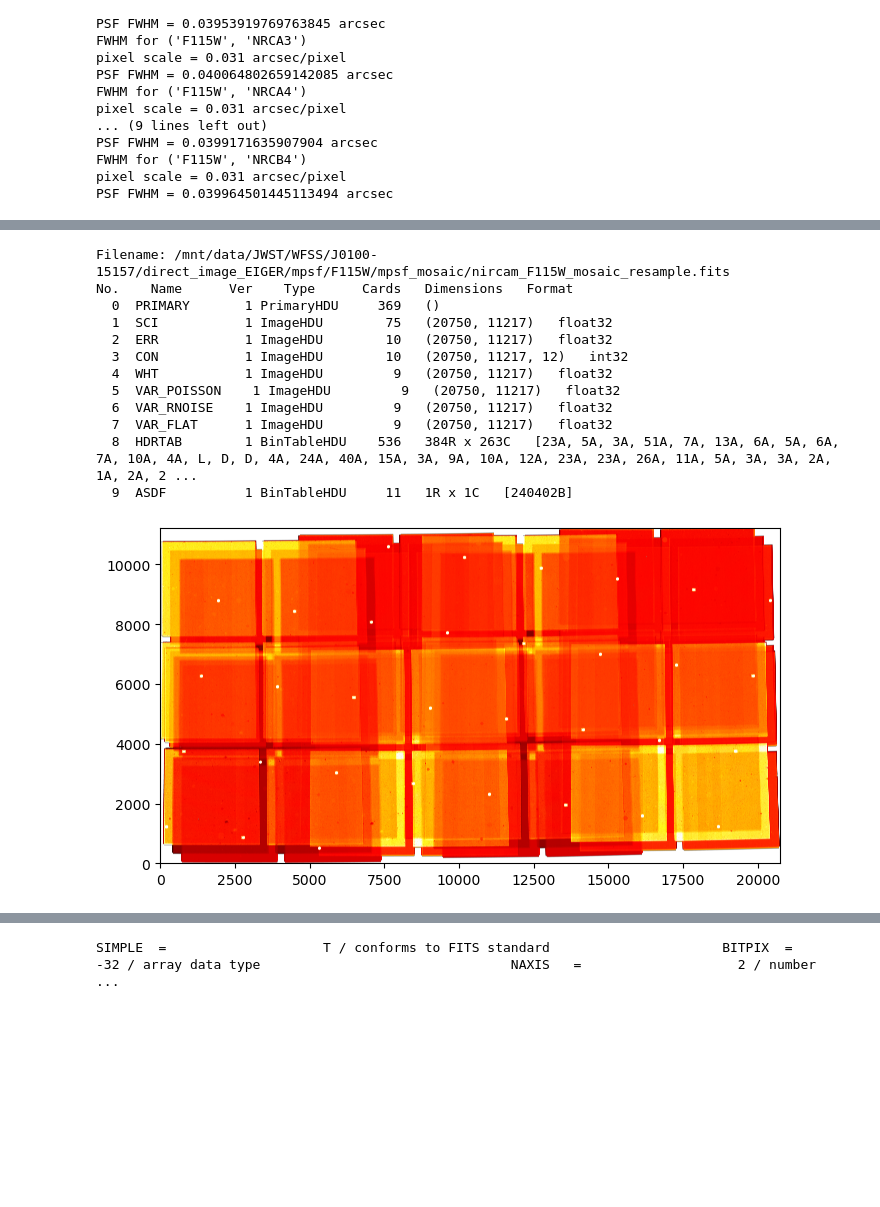
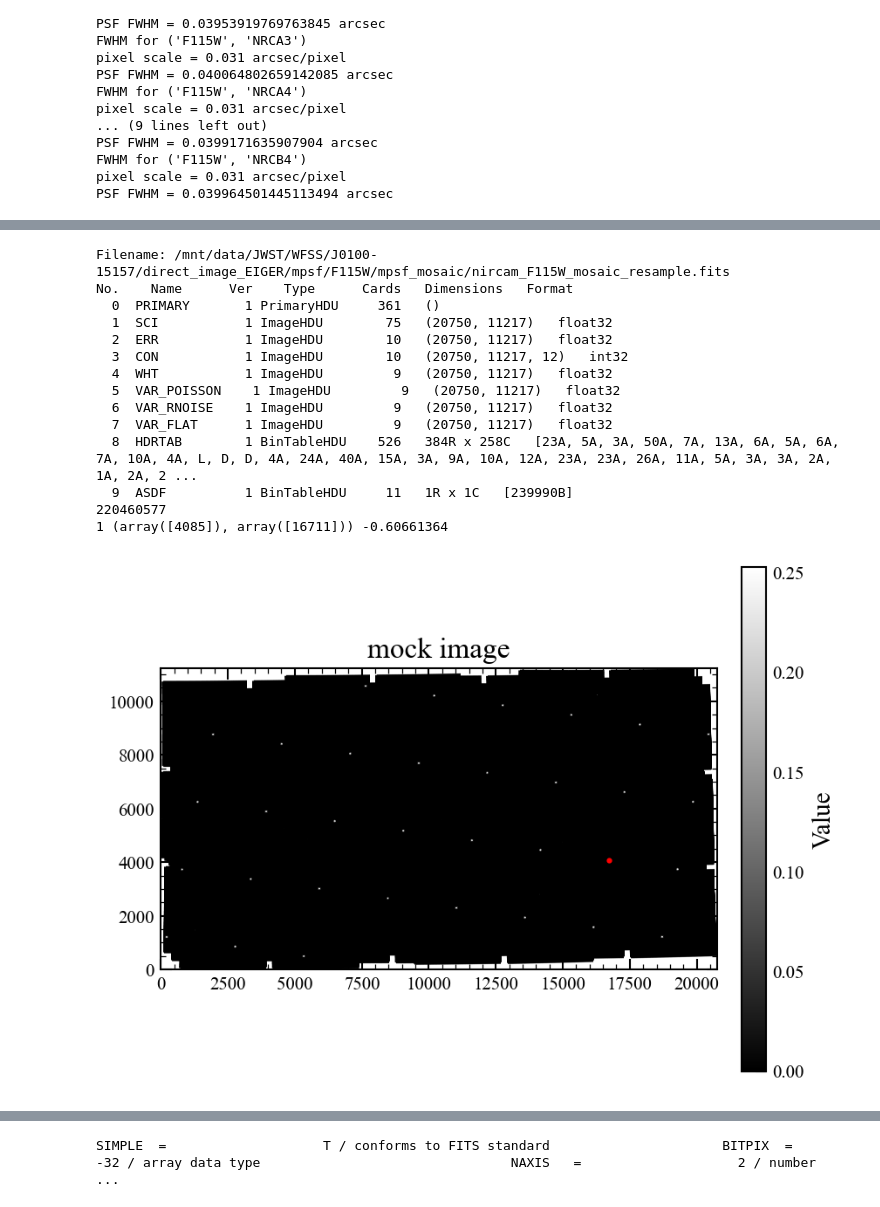
Before and after one commit to LilyHanZhang/mopsf, a Jupyter notebook: run_mpsf.ipynb, the cells around one changed output, grey strips where cells are left out. Saved outputs shown, nothing was run; the diff lists cells and outputs as text; code cells hidden in the pictures; blank space fills up the shorter version.

```diff
--- a/run_mpsf.ipynb
+++ b/run_mpsf.ipynb
@@ -258,6 +277,6 @@ FWHM for ('F115W', 'NRCB4')
 pixel scale = 0.031 arcsec/pixel
 PSF FWHM = 0.039964501445113494 arcsec
 # %%
-mock_files = sorted(glob.glob(os.path.join(INJECTED_DIR, f"*mpsf.fits")))
+mock_files = sorted(glob.glob(os.path.join(INJECTED_DIR, f"*tweakreg_mpsf.fits")))
 print(len(mock_files), mock_files)
 # %% [output]
@@ -272,0 +284,6 @@ print(len(files), files)
+# %%
+for mock_file in mock_files:
+    with fits.open(mock_file) as hdul:
+        mock_data = hdul['SCI'].data
+        if np.sum(mock_data<0) > 0:
+            print(f"Negative pixels found in {mock_file}: {np.sum(mock_data<0)}")
@@ -272,0 +308,9 @@ print(len(files), files)
+# %%
+with fits.open('/mnt/data/JWST/WFSS/J0100-15157/direct_image_EIGER/mpsf/F115W/mpsf_injected/jw01243001001_02101_00001_nrca3_tweakreg_mpsf.fits') as hdul:
+    fig, ax, im, norm = my_im_show(hdul['SCI'].data, scale = 'percentile', cmap='gray', percentile=99.95,
+                                   purpose='simulation', colorbar=True,title='mock image')
+    ax.plot(np.where(hdul['SCI'].data<0)[1],np.where(hdul['SCI'].data<0)[0], 'ro', markersize=2, label='Negative Pixels')
+    print(hdul['SCI'].data[0:5,0:5])
+    print(np.sum(hdul['SCI'].data<0))
+plt.show()
+print(norm.vmin,norm.vmax)
@@ -360,30 +401,29 @@ Set OBSGEO-H to 1574738043.483 from OBSGEO-[XYZ]'.
+# %%
+with fits.open(mosaic_file) as hdul:
+    hdul.info()
+    mosaic_sci = hdul['SCI'].data
+print(np.sum(mosaic_sci==0))
+print(np.sum(mosaic_sci<0), np.where(mosaic_sci<0),np.nanmin(mosaic_sci))
+# %% [output]
+Filename: /mnt/data/JWST/WFSS/J0100-15157/direct_image_EIGER/mpsf/F115W/mpsf_mosaic/nircam_F115W_mosaic_resample.fits
+No.    Name      Ver    Type      Cards   Dimensions   Format
+  0  PRIMARY       1 PrimaryHDU     361   ()
+  1  SCI           1 ImageHDU        75   (20750, 11217)   float32
+  2  ERR           1 ImageHDU        10   (20750, 11217)   float32
+  3  CON           1 ImageHDU        10   (20750, 11217, 12)   int32
+  4  WHT           1 ImageHDU         9   (20750, 11217)   float32
+  5  VAR_POISSON    1 ImageHDU         9   (20750, 11217)   float32
+  6  VAR_RNOISE    1 ImageHDU         9   (20750, 11217)   float32
+  7  VAR_FLAT      1 ImageHDU         9   (20750, 11217)   float32
+  8  HDRTAB        1 BinTableHDU    526   384R x 258C   [23A, 5A, 3A, 50A, 7A, 13A, 6A, 5A, 6A, 7A, 10A, 4A, L, D, D, 4A, 24A, 40A, 15A, 3A, 9A, 10A, 12A, 23A, 23A, 26A, 11A, 5A, 3A, 3A, 2A, 1A, 2A, 2 ...
+  9  ASDF          1 BinTableHDU     11   1R x 1C   [239990B]
+220460577
+1 (array([4085]), array([16711])) -0.60661364
 # %%
-from astropy.visualization import ZScaleInterval
-from astropy.visualization.mpl_normalize import ImageNormalize
-
 %matplotlib inline
-fig, ax = plt.subplots(1, 1, figsize=(8, 7))
-
-with fits.open(mosaic_file) as hdul:
-    hdul.info()
-
-    # ZScale is specifically designed for astronomical images
-    norm = ImageNormalize(hdul['SCI'].data, interval=ZScaleInterval())
-    im = ax.imshow(hdul['SCI'].data, cmap='hot', norm=norm, interpolation='gaussian', origin='lower')
-    ax.set_title(f"Mosaic")
-    plt.colorbar(im, ax=ax, label='Intensity')
+fig, ax, im, norm = my_im_show(mosaic_sci, scale='percentile', cmap='gray', percentile=99.95,
+                                   purpose='simulation', colorbar=True, title='mock image')
+ax.plot(np.where(mosaic_sci<0)[1], np.where(mosaic_sci<0)[0], 'ro', markersize=2, label='Negative Pixels')
 plt.show()
 # %% [output]
-Filename: /mnt/data/JWST/WFSS/J0100-15157/direct_image_EIGER/mpsf/F115W/mpsf_mosaic/nircam_F115W_mosaic_resample.fits
-No.    Name      Ver    Type      Cards   Dimensions   Format
-  0  PRIMARY       1 PrimaryHDU     369   ()
-  1  SCI           1 ImageHDU        75   (20750, 11217)   float32
-  2  ERR           1 ImageHDU        10   (20750, 11217)   float32
-  3  CON           1 ImageHDU        10   (20750, 11217, 12)   int32
-  4  WHT           1 ImageHDU         9   (20750, 11217)   float32
-  5  VAR_POISSON    1 ImageHDU         9   (20750, 11217)   float32
-  6  VAR_RNOISE    1 ImageHDU         9   (20750, 11217)   float32
-  7  VAR_FLAT      1 ImageHDU         9   (20750, 11217)   float32
-  8  HDRTAB        1 BinTableHDU    536   384R x 263C   [23A, 5A, 3A, 51A, 7A, 13A, 6A, 5A, 6A, 7A, 10A, 4A, L, D, D, 4A, 24A, 40A, 15A, 3A, 9A, 10A, 12A, 23A, 23A, 26A, 11A, 5A, 3A, 3A, 2A, 1A, 2A, 2 ...
-  9  ASDF          1 BinTableHDU     11   1R x 1C   [240402B]
-[figure, old version]
+[figure, new version]
```
Also changed, not shown: parts of 25 cells of this notebook, 2 other files.
